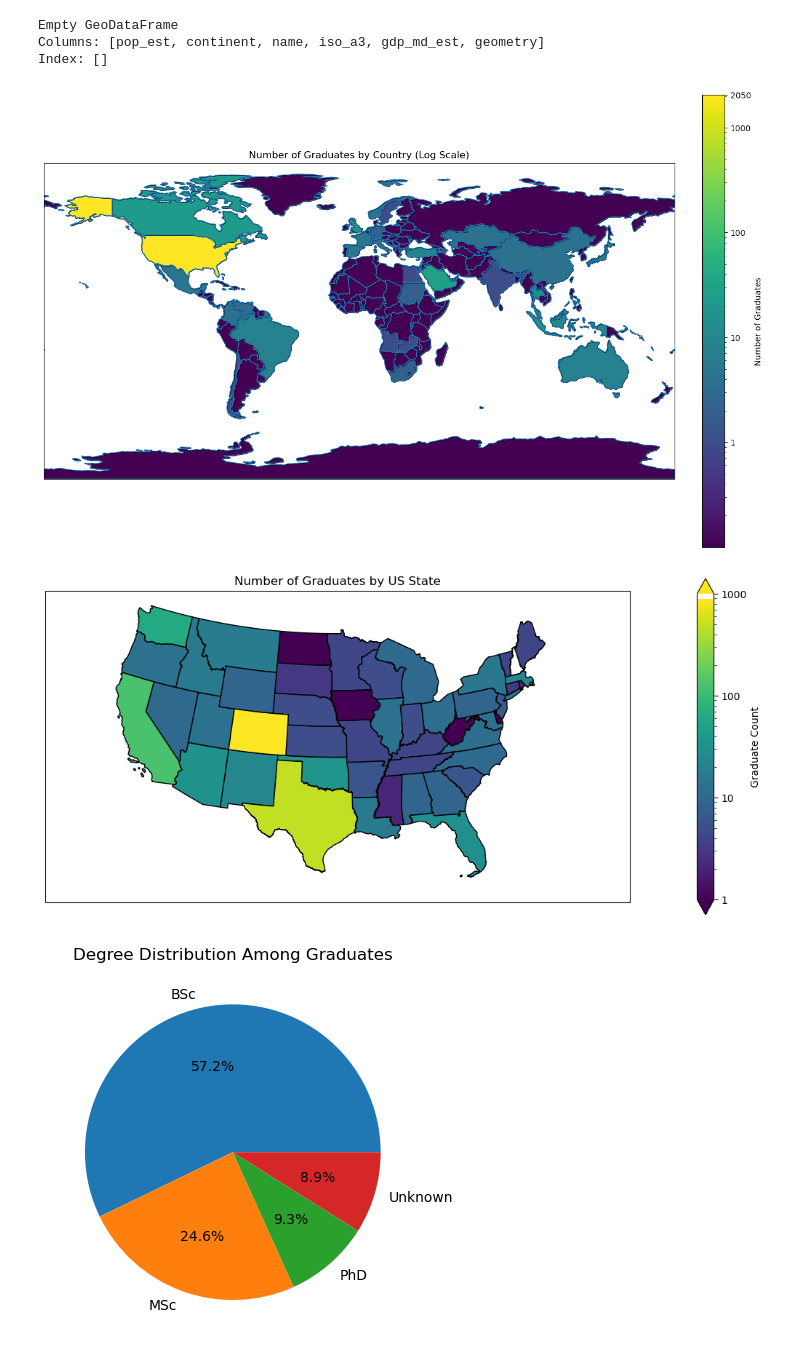
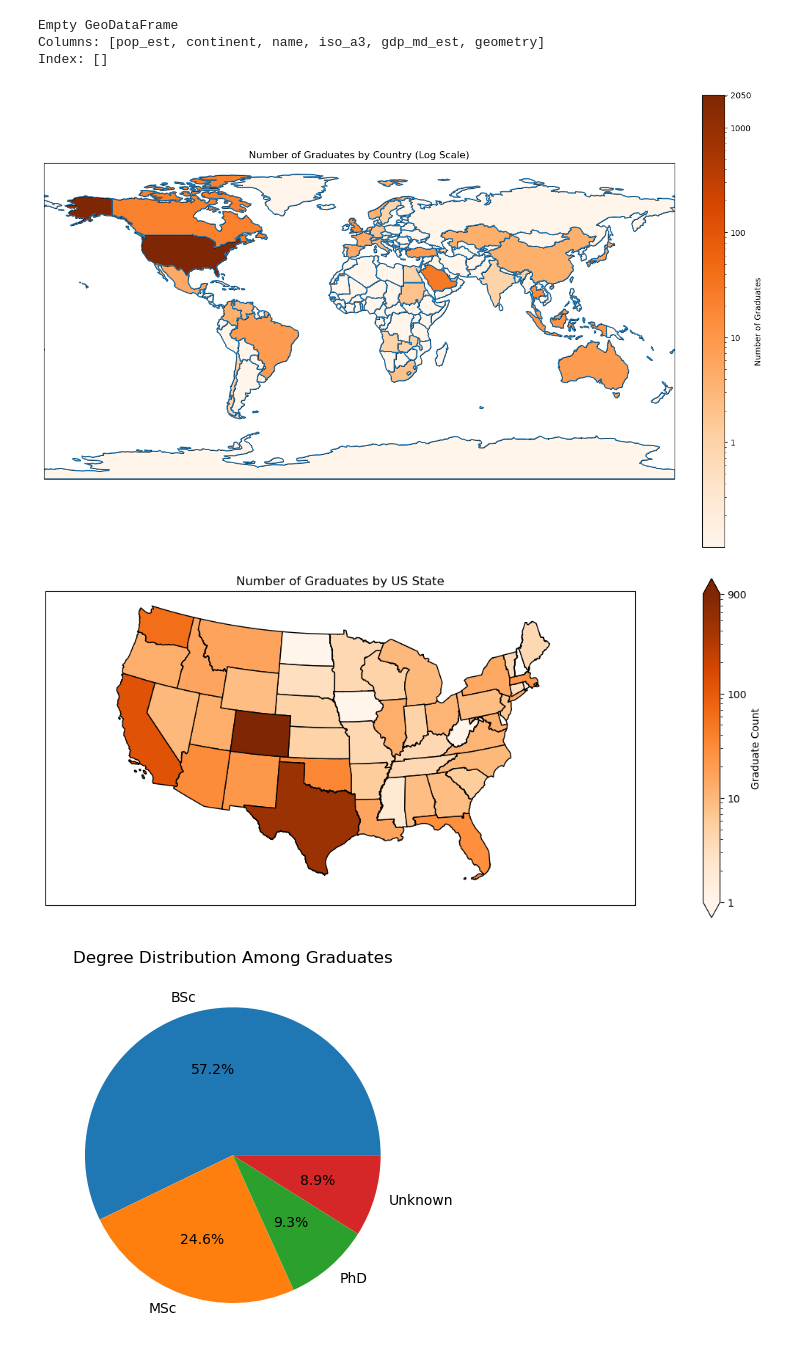
Before and after one commit to GPGN-268/SP2024-FP04-alumni-map, a Jupyter notebook: notebooks/GPGN268 Mapping_JAH.ipynb, the cells around one changed output. Saved outputs shown, nothing was run; the diff lists cells and outputs as text; code cells hidden in the pictures.

```diff
--- a/notebooks/GPGN268 Mapping_JAH.ipynb
+++ b/notebooks/GPGN268 Mapping_JAH.ipynb
@@ -90,7 +75,7 @@ world['count'] = world['count'].replace(0, 0.1)
 
 #Normalize using LogNorm
 norm = LogNorm(vmin=world['count'].min(), vmax=world['count'].max())
-cmap = plt.get_cmap('viridis')
+cmap = plt.get_cmap('Oranges')
 sm = ScalarMappable(norm=norm, cmap=cmap)
 
 #Plot each country using the 'count' field
@@ -110,42 +95,48 @@ cbar.set_ticklabels(log_ticks)
 ax.set_title('Number of Graduates by Country (Log Scale)')
 plt.show()
 # %% [output]
-[figure, old version]
+[figure, new version]
 # %%
-#US Plot of Grads
+# Filter for entries relevant to the United States
+us_data = data[data['Country'] == 'United States of America']
 
-#Read the shapefile using Geopandas
+# Count graduates by state
+state_counts = us_data.groupby('StateOrProvince').size().reset_index(name='Graduate_Count')
 
-### Replace with .shp file path ###
+# Load US states shapefile
 gdf = gpd.read_file('tl_2012_us_state.shp')
+gdf = gdf.to_crs(epsg=4326)  # Ensure coordinate reference system is WGS 84
 
-gdf = gdf.to_crs(epsg=4326)
-state_counts = data_exploded[data_exploded['Country'] == 'United States'].groupby('StateOrProvince').size()
-state_counts_df = state_counts.reset_index(name='Graduate_Count')
-gdf = gdf.merge(state_counts_df, how='left', left_on='STUSPS', right_on='StateOrProvince')
+# Merge the geodataframe with the state counts dataframe
+gdf = gdf.merge(state_counts, how='left', left_on='STUSPS', right_on='StateOrProvince')
 gdf['Graduate_Count'].fillna(0, inplace=True)
 gdf['Graduate_Count'] = gdf['Graduate_Count'].astype(int)
 
-#Plotting
+# Set up the figure and axis with a map projection
 fig, ax = plt.subplots(figsize=(12, 6), subplot_kw={'projection': ccrs.LambertConformal()})
-ax.set_extent([-125, -66.5, 20, 50], crs=ccrs.Geodetic())
+ax.set_extent([-125, -66.5, 20, 50], ccrs.Geodetic())
 
-#Calculate normalization
-norm = LogNorm(vmin=1, vmax=gdf['Graduate_Count'].max())
-sm = ScalarMappable(norm=norm, cmap='viridis')
+# Create a normalization using logarithmic scale
+max_grad_count = max(gdf['Graduate_Count'].max(), 1)  # Ensure max is at least 1 to avoid log(0)
+norm = LogNorm(vmin=1, vmax=max_grad_count)
+sm = ScalarMappable(norm=norm, cmap='Oranges')
+
+# Plot each state with colors representing the graduate count
 for _, row in gdf.iterrows():
     facecolor = sm.to_rgba(row['Graduate_Count'])
     ax.add_geometries([row['geometry']], ccrs.PlateCarree(), facecolor=facecolor, edgecolor='black')
+
+# Add a colorbar
 cbar = plt.colorbar(sm, ax=ax, orientation='vertical', fraction=0.036, pad=0.1, extend='both')
 cbar.ax.set_ylabel('Graduate Count')
 ax.set_title('Number of Graduates by US State')
-log_ticks = [1, 10, 100, 1000]
+log_ticks = [1, 10, 100, 900]
 cbar.set_ticks(log_ticks)
 cbar.set_ticklabels(log_ticks)
 
 plt.show()
 # %% [output]
-[figure, old version]
+[figure, new version]
 # %%
 # Degree Distribution
 plt.figure()
```
Also changed, not shown: parts of 1 cell of this notebook.
